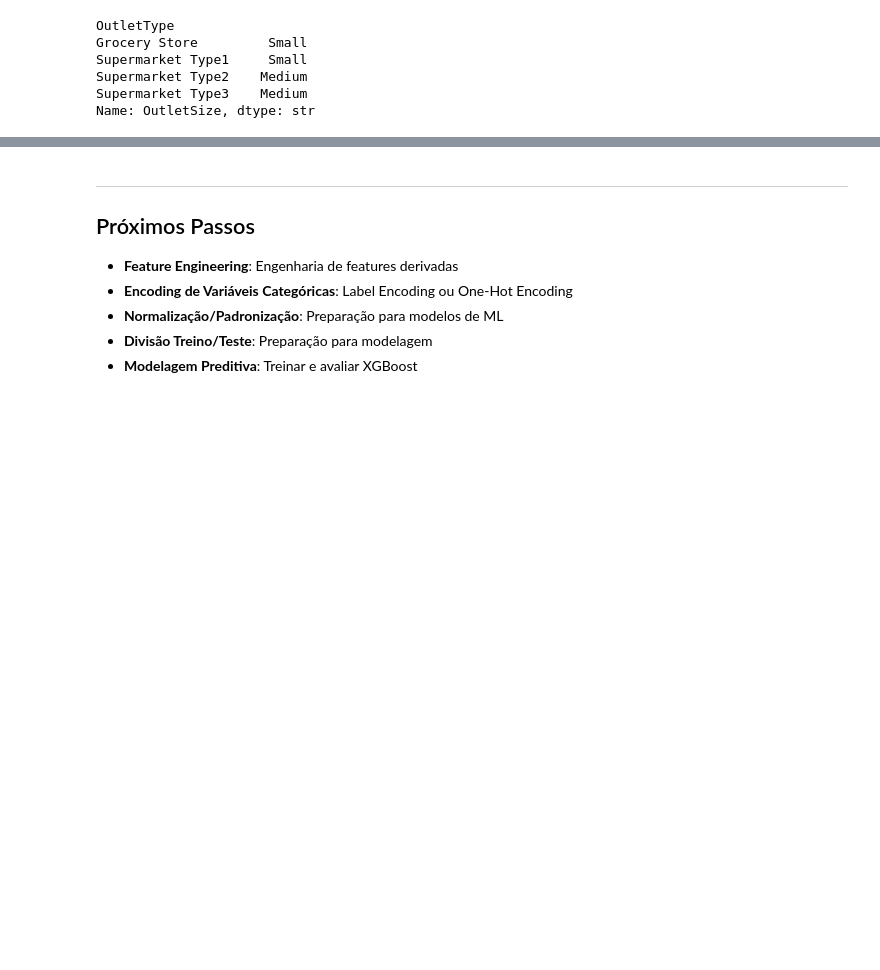
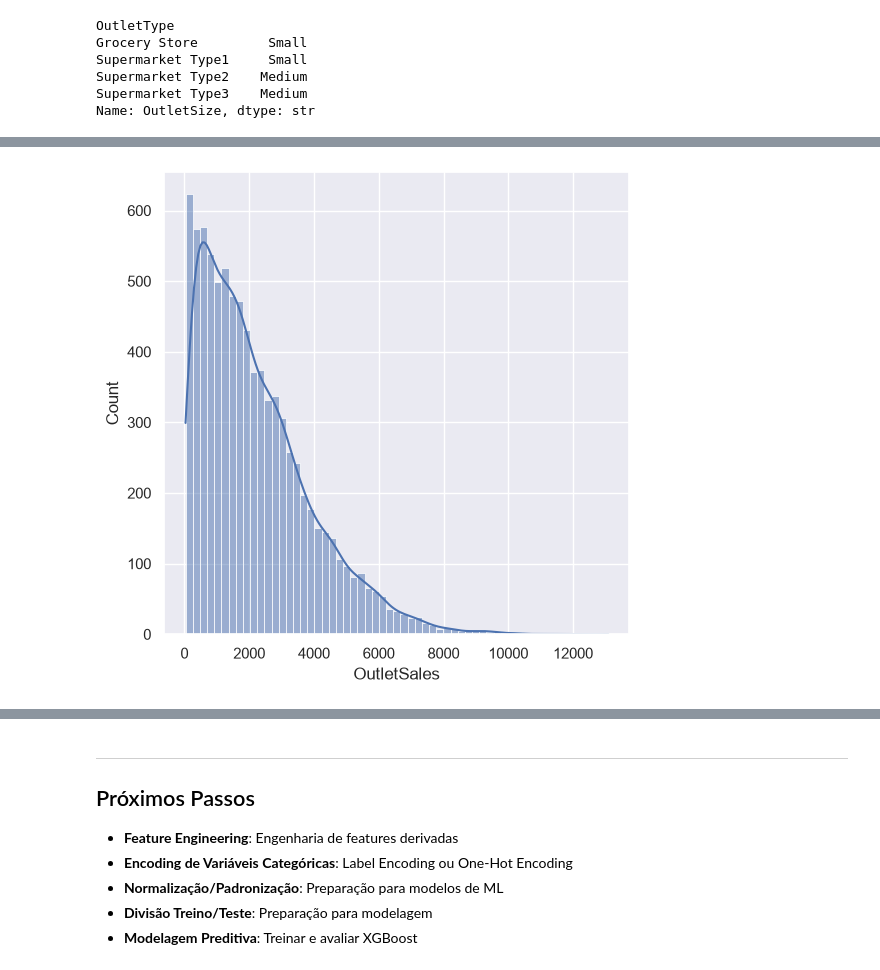
Before and after one commit to arthurferraz10/big-mart-sales-prediction, a Jupyter notebook: src/data.ipynb, the cells around one changed output, grey strips where cells are left out. Cells and saved outputs as stored; diff of their text form; code cells hidden in the pictures; blank space fills up the shorter version.

```diff
--- a/src/data.ipynb
+++ b/src/data.ipynb
@@ -317,0 +348,8 @@ Name: OutletSize, dtype: str
+# %%
+# Distribuição da variável alvo para analisar o comportamento das vendas e a presença de valores extremos
+plt.figure(figsize=(6, 6))
+sns.histplot(big_mart['OutletSales'], kde=True)
+plt.title('Distribuição das Vendas (OutletSales)')
+plt.show()
+# %% [output]
+[figure, added]
```
Also changed, not shown: parts of 9 cells of this notebook.
